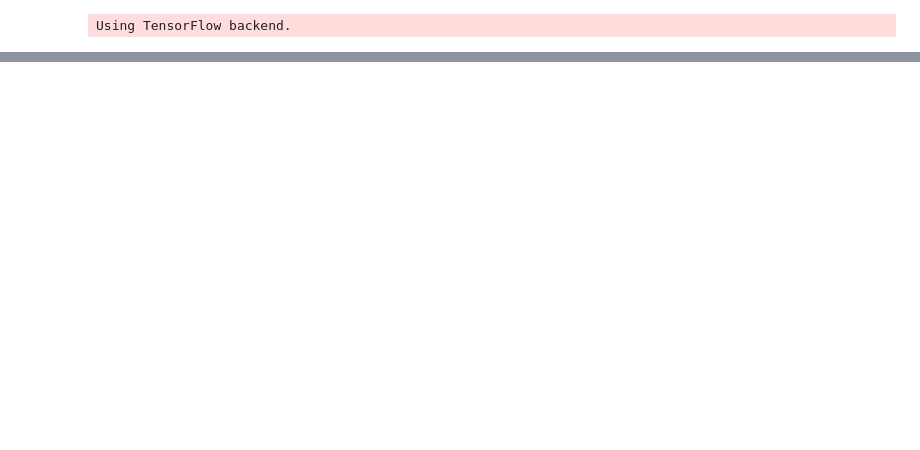
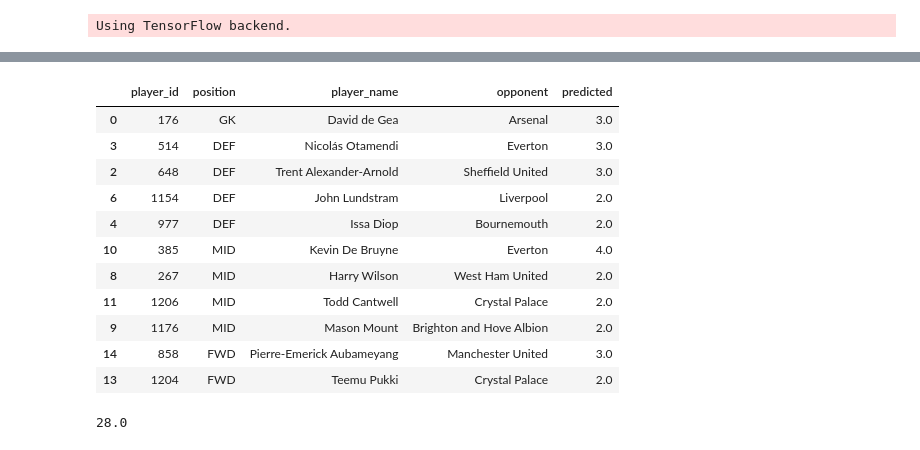
Before and after one commit to ssh24/Fantasy-Premier-League, a Jupyter notebook: dev/scripts/neural-net-model.ipynb, the cells around one changed output, grey strips where cells are left out. Cells and saved outputs as stored; diff of their text form; code cells hidden in the pictures; blank space fills up the shorter version.

```diff
--- a/dev/scripts/neural-net-model.ipynb
+++ b/dev/scripts/neural-net-model.ipynb
@@ -268,0 +340,61 @@ y_pred_weekly_df.sort_values(["predicted"], ascending=False)
+# %%
+def selectTeam(df, max_players=11):
+    best11 = y_pred_weekly_df.sort_values(["predicted"], ascending=False)
+    df_ = pd.DataFrame(columns=best11.columns);
+
+    for index, row in best11.iterrows():
+        num_gk = df_[df_["position"] == "GK"].shape[0];
+        num_def = df_[df_["position"] == "DEF"].shape[0];
+        num_mid = df_[df_["position"] == "MID"].shape[0];
+        num_fwd = df_[df_["position"] == "FWD"].shape[0];
+        num_players = df_.shape[0];
+
+        position = row["position"];
+
+        if (position == "GK" and num_gk < cond_gk_min and num_players < max_players):
+            df_ = df_.append(row);
+        if (position == "DEF" and (num_def < cond_def_min or
+            (num_def >= cond_def_min and num_def <= cond_def_max)) and num_players < max_players):
+            df_ = df_.append(row);
+        if (position == "MID" and (num_mid < cond_mid_min or
+            (num_mid >= cond_mid_min and num_mid <= cond_mid_max)) and num_players < max_players):
+            df_ = df_.append(row);
+        if (position == "FWD" and (num_fwd < cond_fwd_min or
+            (num_fwd >= cond_fwd_min and num_fwd <= cond_fwd_max)) and num_players < max_players):
+            df_ = df_.append(row);
+
+    gk = list(df_[df_["position"] == "GK"]["player_name"])
+    defenders = list(df_[df_["position"] == "DEF"]["player_name"])
+    mids = list(df_[df_["position"] == "MID"]["player_name"])
+    fwds = list(df_[df_["position"] == "FWD"]["player_name"])
+
+    selectedTeam = pd.DataFrame(columns=df_.columns);
+    selectedTeam = selectedTeam.append(df_[df_["position"] == "GK"]);
+    selectedTeam = selectedTeam.append(df_[df_["position"] == "DEF"]);
+    selectedTeam = selectedTeam.append(df_[df_["position"] == "MID"]);
+    selectedTeam = selectedTeam.append(df_[df_["position"] == "FWD"]);
+
+    selectedTeam["predicted"] = selectedTeam["predicted"].apply(lambda pred: round(pred, 0))
+
+    return selectedTeam
+# %%
+best11 = selectTeam(y_pred_weekly_df);
+# %%
+best11
+# %% [output]
+|  | player_id | position | player_name | opponent | predicted |
+| 0 | 176 | GK | David de Gea | Arsenal | 3.0 |
+| 3 | 514 | DEF | Nicolás Otamendi | Everton | 3.0 |
+| 2 | 648 | DEF | Trent Alexander-Arnold | Sheffield United | 3.0 |
+| 6 | 1154 | DEF | John Lundstram | Liverpool | 2.0 |
+| 4 | 977 | DEF | Issa Diop | Bournemouth | 2.0 |
+| 10 | 385 | MID | Kevin De Bruyne | Everton | 4.0 |
+| 8 | 267 | MID | Harry Wilson | West Ham United | 2.0 |
+| 11 | 1206 | MID | Todd Cantwell | Crystal Palace | 2.0 |
+| 9 | 1176 | MID | Mason Mount | Brighton and Hove Albion | 2.0 |
+| 14 | 858 | FWD | Pierre-Emerick Aubameyang | Manchester United | 3.0 |
+| 13 | 1204 | FWD | Teemu Pukki | Crystal Palace | 2.0 |
+# %%
+sum(best11["predicted"])
+# %% [output]
+28.0
```
Also changed, not shown: parts of 39 cells of this notebook, 5 other files.
